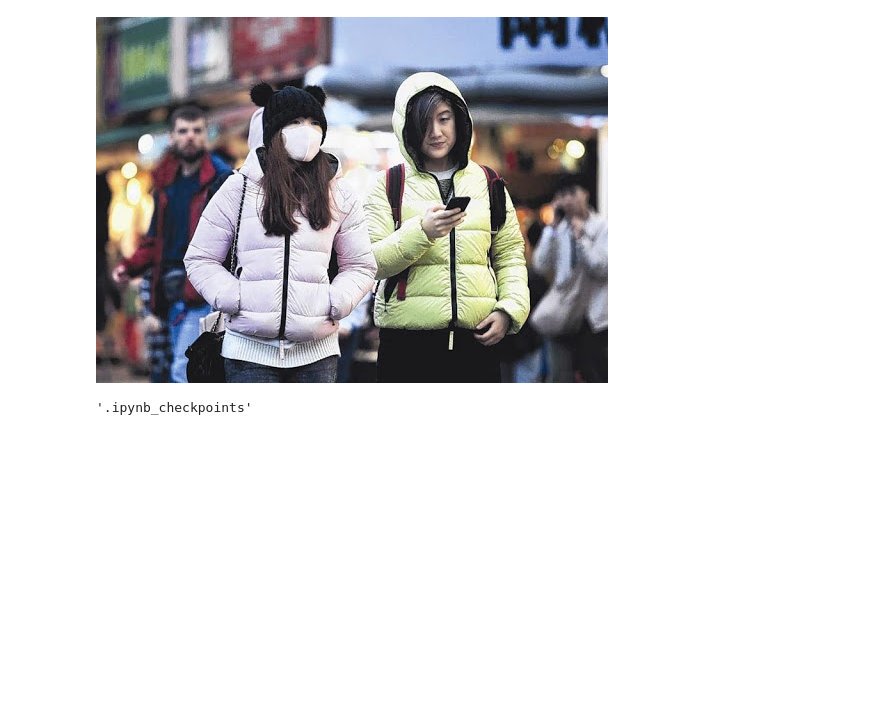
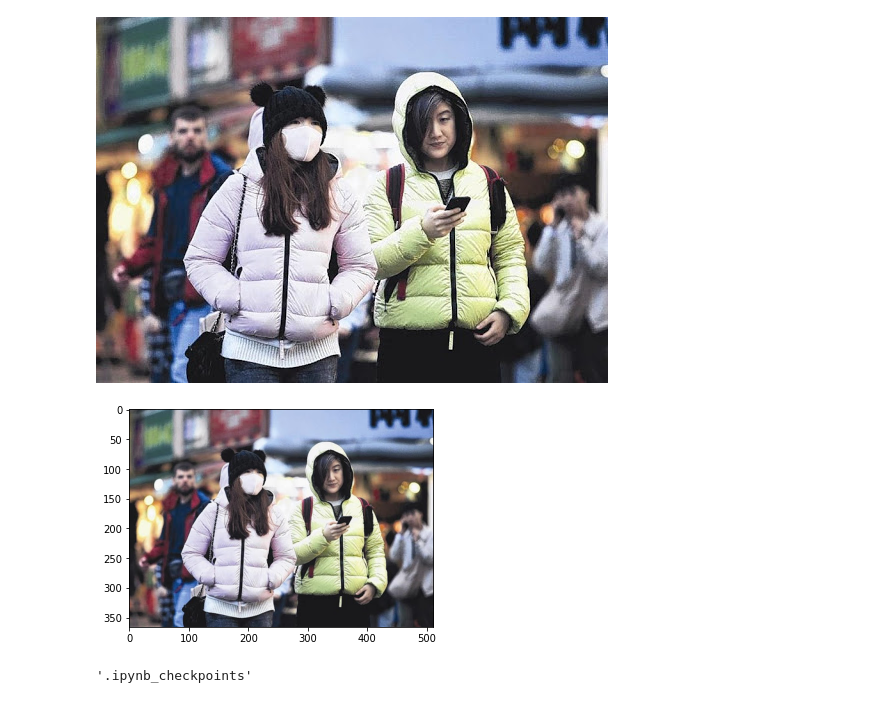
Before and after one commit to StevenDye/Image-Processing-Mask-Detection, a Jupyter notebook: notebooks/SD_Working_Notebook.ipynb, the cells around one changed output. Cells and saved outputs as stored; diff of their text form; code cells hidden in the pictures; blank space fills up the shorter version.

```diff
--- a/notebooks/SD_Working_Notebook.ipynb
+++ b/notebooks/SD_Working_Notebook.ipynb
@@ -32,6 +32,13 @@ image_1 = Image.open(img_path)  # Used to see saved images
 image_1
 # %% [output]
 [figure]
+# %%
+data = plt.imread(img_path)
+# Display the image
+plt.imshow(data)
+plt.show()
+# %% [output]
+[figure, added]
 # %%
 imgs = list(sorted(os.listdir("../data/raw/kaggle/images/")))
 labels = list(sorted(os.listdir("../data/raw/kaggle/annotations/")))
```
Also changed, not shown: parts of 6 cells of this notebook, 2 other files.
